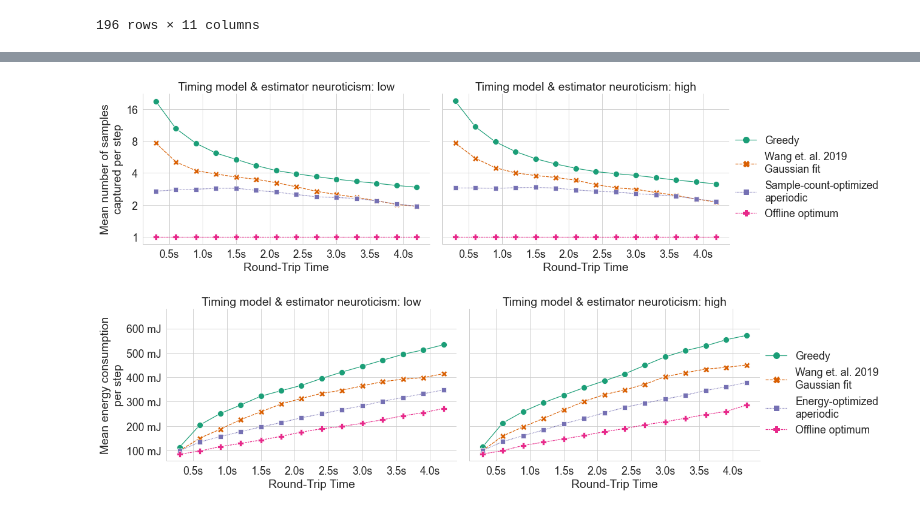
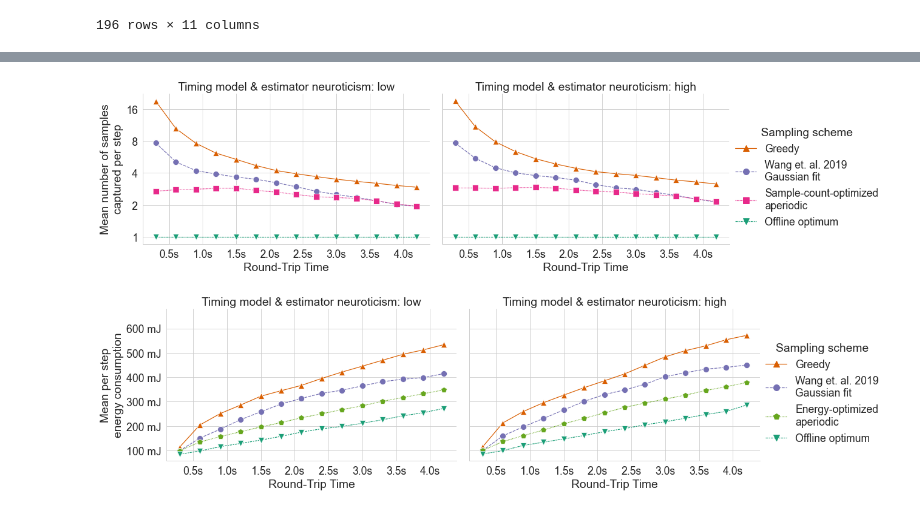
Before and after one commit to vnmo/EdgeDroid2, a Jupyter notebook: analysis/plot_final_samplng_Nov5.ipynb, the cells around one changed output, grey strips where cells are left out. Saved outputs shown, nothing was run; the diff lists cells and outputs as text; code cells hidden in the pictures.

Commit message:
final plots

```diff
--- a/analysis/plot_final_samplng_Nov5.ipynb
+++ b/analysis/plot_final_samplng_Nov5.ipynb
@@ -68,3 +68,24 @@ import seaborn as sns
 sns.set_style("whitegrid")
 sns.set_context("paper", font_scale=2)
 sns.set_palette("Dark2")
+
+
+# scheme color and marker mappings
+marker_mapping = {
+    "Energy-optimized\naperiodic": "p",
+    "Greedy": "^",
+    "Offline optimum": "v",
+    "Sample-count-optimized\naperiodic": "s",
+    "Wang et. al. 2019\nGaussian fit": "o"
+}
+
+with sns.color_palette() as palette:
+    color_mapping = {
+        "Energy-optimized\naperiodic": palette[4],
+        "Greedy": palette[1],
+        "Offline optimum": palette[0],
+        "Sample-count-optimized\naperiodic": palette[3],
+        "Wang et. al. 2019\nGaussian fit": palette[2]
+    }
+
+marker_mapping, color_mapping
@@ -85,9 +125,10 @@ def plot_mean_something(data: pd.DataFrame, column: str, *args, **kwargs):
         y=column,
         hue="Sampling scheme",
         style="Sampling scheme",
-        markers=True,
+        markers=marker_mapping,
         markersize=10,
         ax=ax,
+        palette=color_mapping
     )
 
 mean_without_energy = mean_per_step[mean_per_step["Sampling scheme"] != "Energy-optimized\naperiodic"].copy()
@@ -97,11 +138,11 @@ fg = sns.FacetGrid(mean_without_energy, col="ground_truth", aspect=1.5, height=5
 fg.map_dataframe(plot_mean_something, column="num_samples")
 fg.set_axis_labels("Round-Trip Time", "Mean number of samples\ncaptured per step")
 fg.set(yticks=[2**i for i in range(5)])
-fg.add_legend()
+fg.add_legend(title="Sampling scheme")
 for legend_handle in fg.legend.legendHandles:
     legend_handle.set_markersize(10)
 
-plt.yscale('log', base=2)
+plt.yscale("log", base=2)
 for ax in fg.axes.flat:
     ax.xaxis.set_major_formatter(tkr.FuncFormatter(lambda x, p: f"{x:0.1f}s"))
     ax.yaxis.set_major_formatter(tkr.FuncFormatter(lambda y, p: f"{y:0.0f}"))
@@ -109,27 +150,27 @@ for ax in fg.axes.flat:
 fg.set_titles(col_template="Timing model & estimator neuroticism: {col_name}")
 plt.show()
 # %% [output]
-[figure, old version]
+[figure, new version]
 # %%
 mean_without_samples = mean_per_step[mean_per_step["Sampling scheme"] != "Sample-count-optimized\naperiodic"].copy()
 mean_without_samples["Sampling scheme"] = mean_without_samples["Sampling scheme"].cat.remove_unused_categories()
 
 fg = sns.FacetGrid(mean_without_samples, col="ground_truth", aspect=1.5, height=5)
 fg.map_dataframe(plot_mean_something, column="energy")
-fg.set_axis_labels("Round-Trip Time", "Mean energy consumption\nper step")
+fg.set_axis_labels("Round-Trip Time", "Mean per step\nenergy consumption")
 # fg.set(yticks=np.linspace(0.0, 0.7, 8))
 fg.set(ylim=(None, 0.68))
-fg.add_legend()
+fg.add_legend(title="Sampling scheme")
 for legend_handle in fg.legend.legendHandles:
     legend_handle.set_markersize(10)
 
 for ax in fg.axes.flat:
     ax.xaxis.set_major_formatter(tkr.FuncFormatter(lambda x, p: f"{x:0.1f}s"))
     ax.yaxis.set_major_formatter(tkr.FuncFormatter(lambda y, p: f"{y * 1000:1.0f} mJ"))
 
 fg.set_titles(col_template="Timing model & estimator neuroticism: {col_name}")
 
 plt.show()
 # %% [output]
-[figure, old version]
+[figure, new version]
 # %%
```
Also changed, not shown: parts of 4 cells of this notebook.
